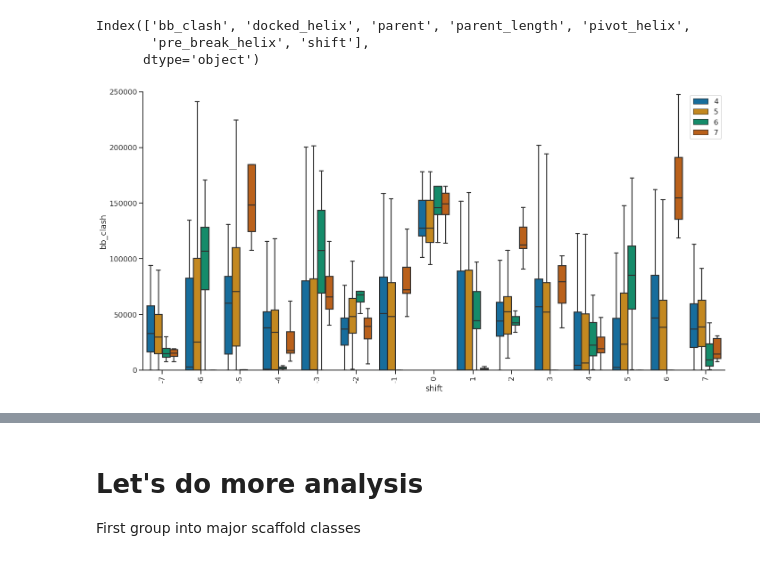
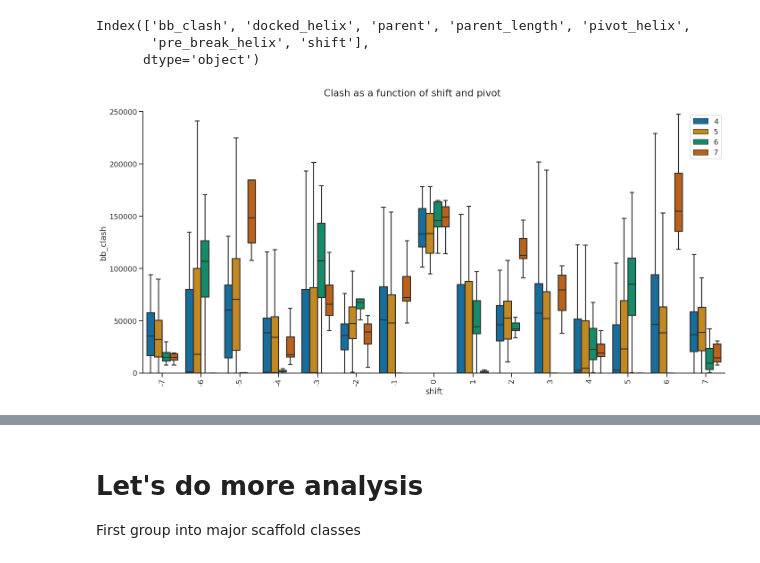
Before and after one commit to proleu/helix_binders, a Jupyter notebook: 01_make_states.ipynb, the cells around one changed output, grey strips where cells are left out. Cells and saved outputs as stored; diff of their text form; code cells hidden in the pictures.

```diff
--- a/01_make_states.ipynb
+++ b/01_make_states.ipynb
@@ -441,36 +446,34 @@ Index(['bb_clash', 'docked_helix', 'parent', 'parent_length', 'pivot_helix',
        'pre_break_helix', 'shift'],
       dtype='object')
 # %%
-from matplotlib import ticker
-from matplotlib.ticker import MultipleLocator, FormatStrFormatter
-
 sns.set(
     context="talk",
     font_scale=1,  # make the font larger; default is pretty small
     style="ticks",  # make the background white with black lines
     palette="colorblind",  # a color palette that is colorblind friendly!
 )
 
 order = [int(x) for x in set(scores_df["shift"].values)]
 order.sort()
 order = [str(x) for x in order]
 
 fig = plt.figure(figsize=(20, 10), tight_layout=True)
 pivot_order = ["4", "5", "6", "7"]
 ax = sns.boxplot(
     x="shift",
     y="bb_clash",
     data=scores_df,
     order=order,
     showfliers=False,
     hue="pivot_helix",
     hue_order=pivot_order,
 )
 ax.legend(loc="upper right")
 ax.set_ylim(0, 250000)
 sns.despine()
 plt.setp(ax.get_legend().get_title(), fontsize="24")
 plt.xticks(rotation=90)
+fig.suptitle("Clash as a function of shift and pivot")
 plt.savefig("figs/01_shift_vs_clash_groupby_pivot.png")
 # %% [output]
-[figure, old version]
+[figure, new version]
```
Also changed, not shown: parts of 14 cells of this notebook, 1 other file.
